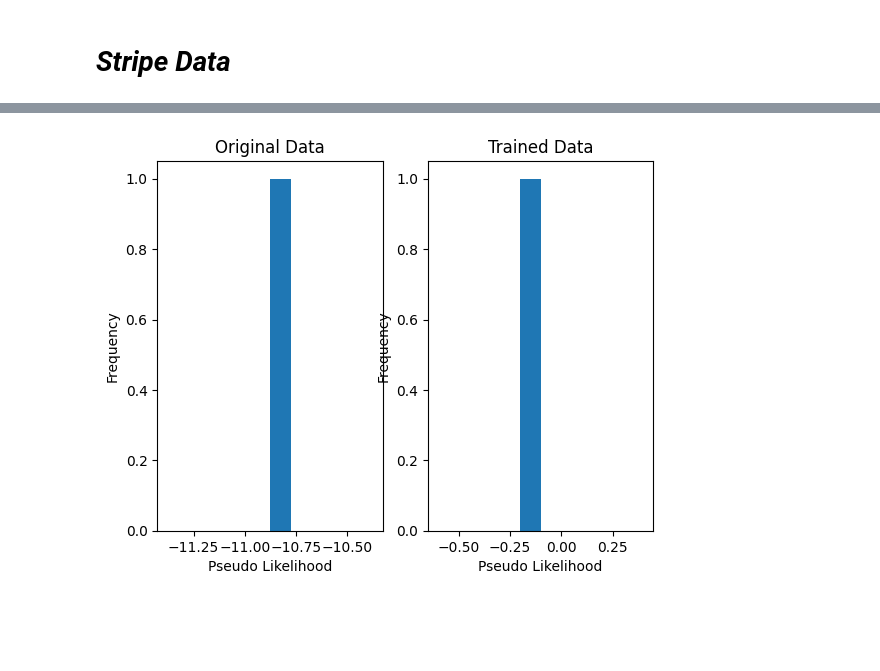
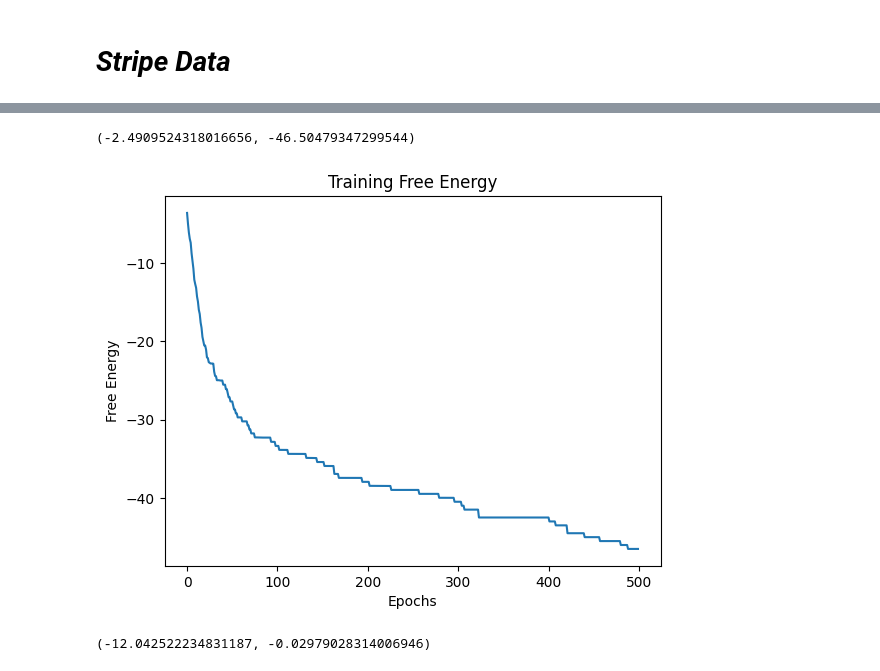
Before and after one commit to halilbayndir/ML_Physics, a Jupyter notebook: Restricted_Boltzmann_Machines.ipynb, the cells around one changed output, grey strips where cells are left out. Cells and saved outputs as stored; diff of their text form; code cells hidden in the pictures; blank space fills up the shorter version.

```diff
--- a/Restricted_Boltzmann_Machines.ipynb
+++ b/Restricted_Boltzmann_Machines.ipynb
@@ -204,4 +192,4 @@ rbm_stripe = RBM(num_visible=num_visible, num_hidden=num_hidden)
 initial_free_energy = rbm_stripe.free_energy(stripe_data)
 initial_pseudo_likelihood = rbm_stripe.pseudo_likelihood(stripe_data)
 # %%
-costs_stripe = rbm_stripe.train(stripe_data, learning_rate, k, epochs, batch_size)
+costs_stripe, free_energy_stripe, pseudo_likelihood_stripe = rbm_stripe.train(stripe_data, learning_rate, k, epochs, batch_size)
@@ -252,16 +207,16 @@ plt.show()
-# %%
-plt.subplot(1, 2, 1)
-plt.hist(initial_pseudo_likelihood)
-plt.xlabel('Pseudo Likelihood')
-plt.ylabel('Frequency')
-plt.title('Original Data')
-
-
-plt.subplot(1, 2, 2)
-plt.hist(final_pseudo_likelihood)
-plt.xlabel('Pseudo Likelihood')
-plt.ylabel('Frequency')
-plt.title('Trained Data')
-plt.show()
-# %% [output]
-[figure, removed]
+# %%
+initial_free_energy, final_free_energy
+# %% [output]
+(-2.4909524318016656, -46.50479347299544)
+# %%
+plt.plot(free_energy_stripe)
+plt.xlabel('Epochs')
+plt.ylabel('Free Energy')
+plt.title('Training Free Energy')
+plt.show()
+# %% [output]
+[figure, added]
+# %%
+initial_pseudo_likelihood, final_pseudo_likelihood
+# %% [output]
+(-12.042522234831187, -0.02979028314006946)
```
Also changed, not shown: parts of 11 cells of this notebook.
